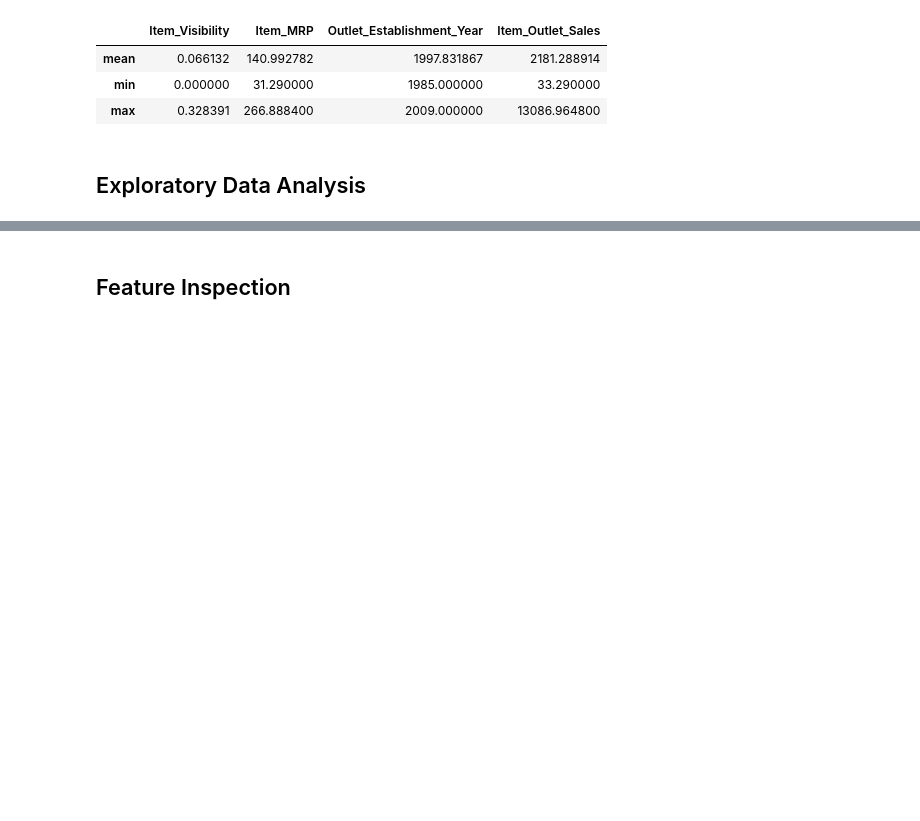
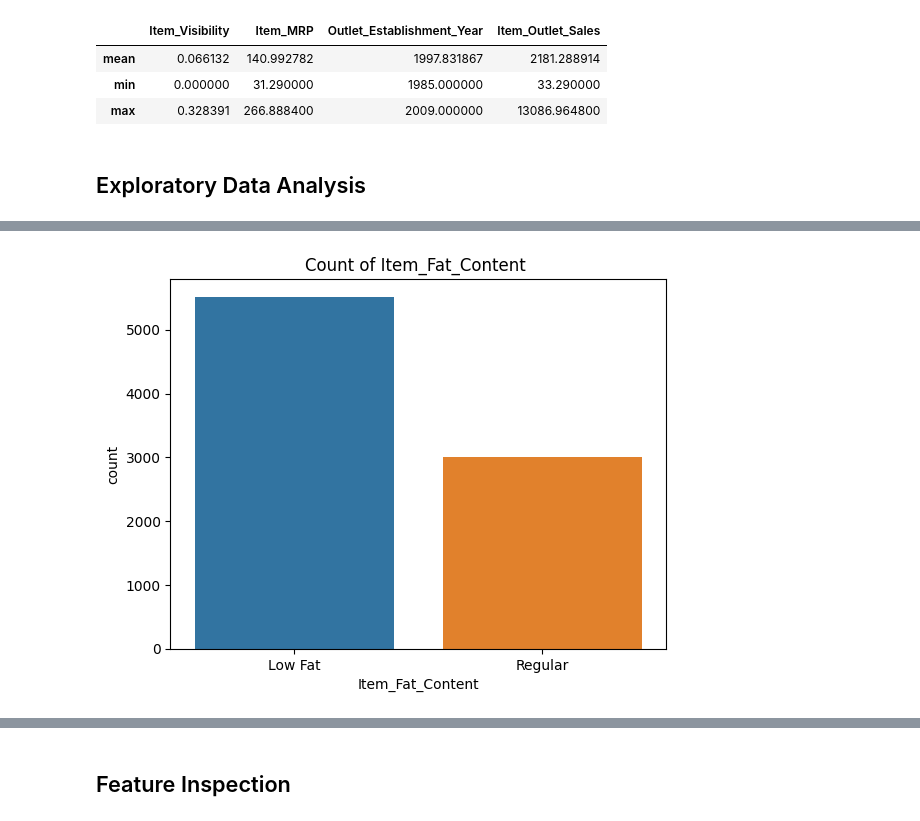
Before and after one commit to Dounia-Awni/Prediction-Of-Product-Sales, a Jupyter notebook: Prediction_of_product_sales.ipynb, the cells around one changed output, grey strips where cells are left out. Drawn from its saved outputs; the diff is of its cells as text; code cells hidden in the pictures; blank space fills up the shorter version.

```diff
--- a/Prediction_of_product_sales.ipynb
+++ b/Prediction_of_product_sales.ipynb
@@ -231,0 +315,5 @@ df.to_csv(f_path, index=False)
+# %%
+ax=sns.countplot(x="Item_Fat_Content", data=df, hue="Item_Fat_Content")
+ax.set_title('Count of Item_Fat_Content ');
+# %% [output]
+[figure, added]
```
Also changed, not shown: parts of 11 cells of this notebook.
